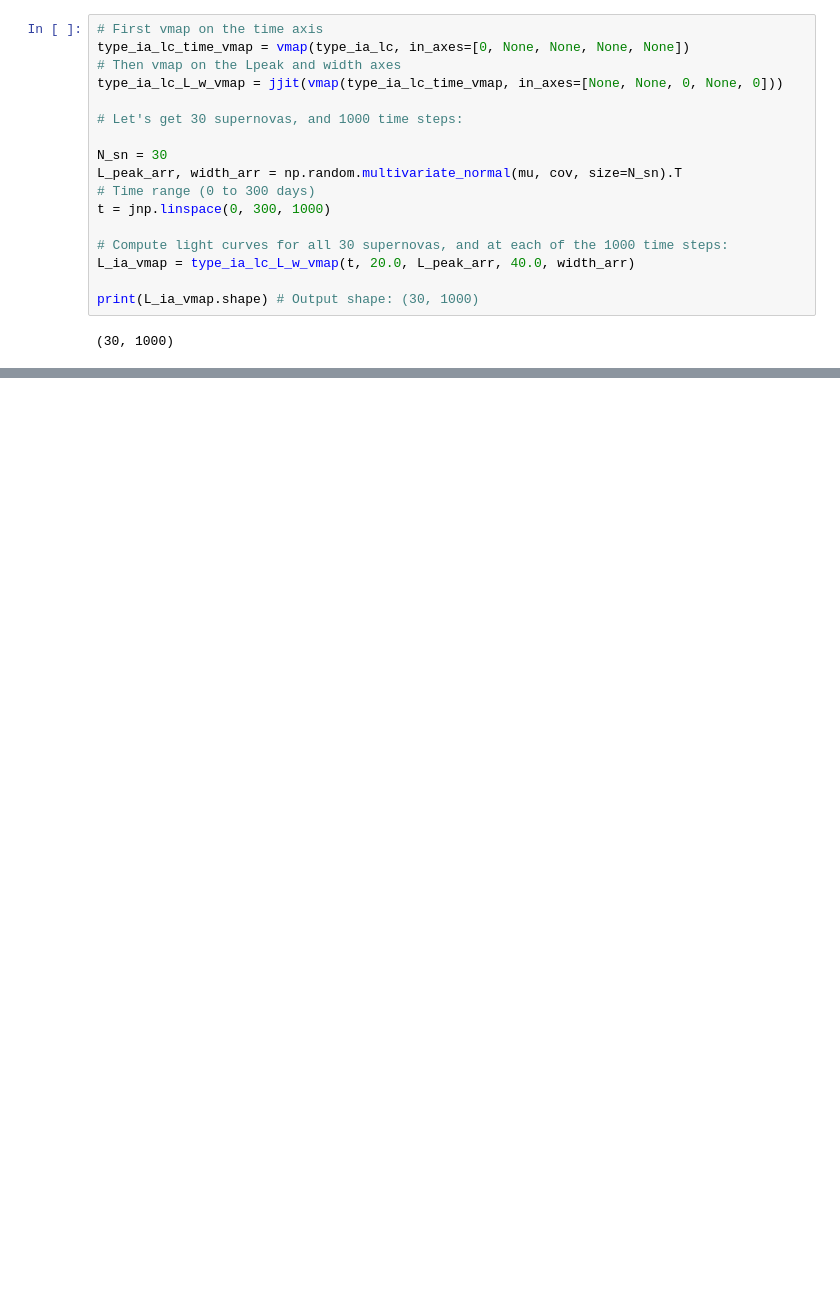
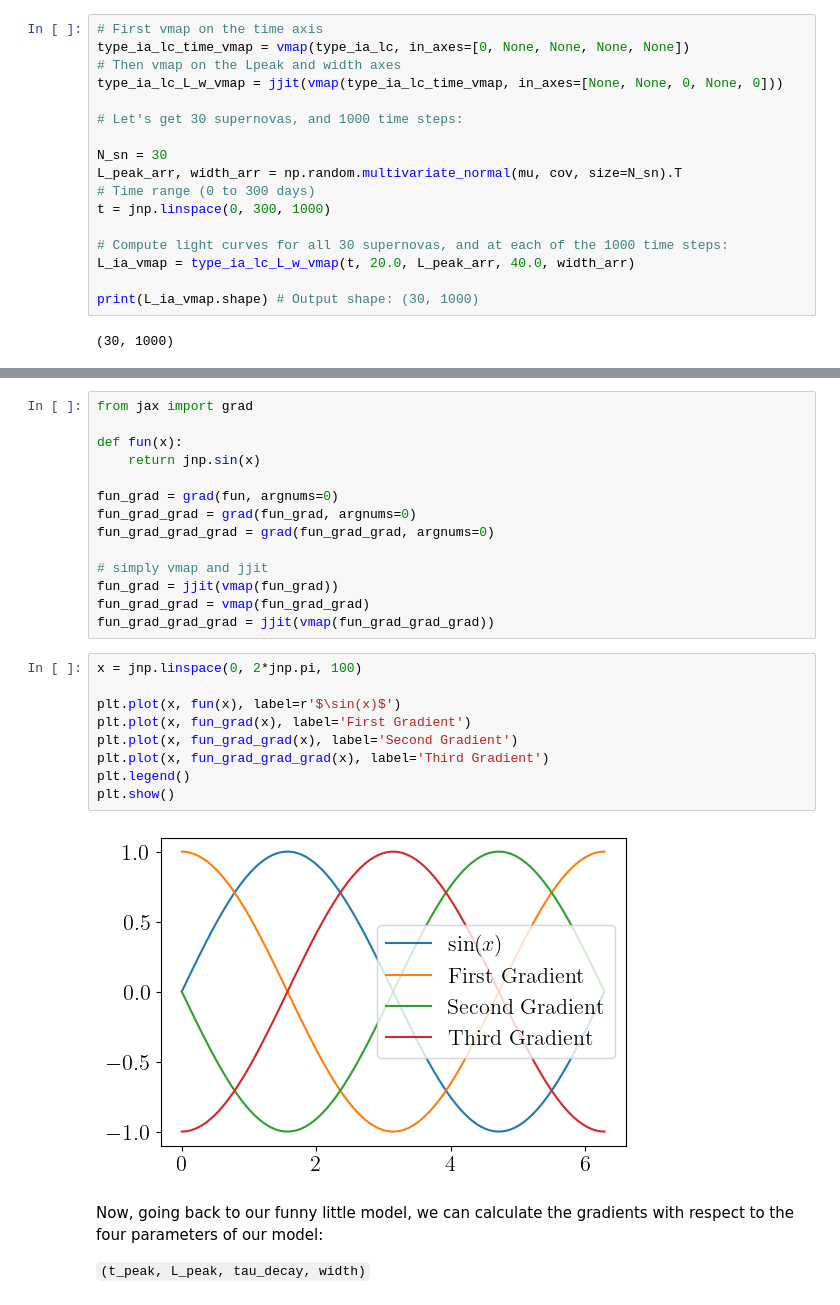
Before and after one commit to alexalar/intro_jax, a Jupyter notebook: notebooks/jax_overview.ipynb, the cells around one changed output, grey strips where cells are left out. Saved outputs shown, nothing was run; the diff lists cells and outputs as text; blank space fills up the shorter version.

```diff
--- a/notebooks/jax_overview.ipynb
+++ b/notebooks/jax_overview.ipynb
@@ -951,0 +992,29 @@ plt.show()
+# %%
+from jax import grad
+
+def fun(x):
+    return jnp.sin(x)
+
+fun_grad = grad(fun, argnums=0)
+fun_grad_grad = grad(fun_grad, argnums=0)
+fun_grad_grad_grad = grad(fun_grad_grad, argnums=0)
+
+# simply vmap and jjit
+fun_grad = jjit(vmap(fun_grad))
+fun_grad_grad = vmap(fun_grad_grad)
+fun_grad_grad_grad = jjit(vmap(fun_grad_grad_grad))
+# %%
+x = jnp.linspace(0, 2*jnp.pi, 100)
+
+plt.plot(x, fun(x), label=r'$\sin(x)$')
+plt.plot(x, fun_grad(x), label='First Gradient')
+plt.plot(x, fun_grad_grad(x), label='Second Gradient')
+plt.plot(x, fun_grad_grad_grad(x), label='Third Gradient')
+plt.legend()
+plt.show()
+# %% [output]
+[figure, added]
+# %% [markdown]
+Now, going back to our funny little model, we can calculate the gradients with respect to the four parameters of our model:
+
+ `(t_peak, L_peak, tau_decay, width)`
```
Also changed, not shown: parts of 22 cells of this notebook.
